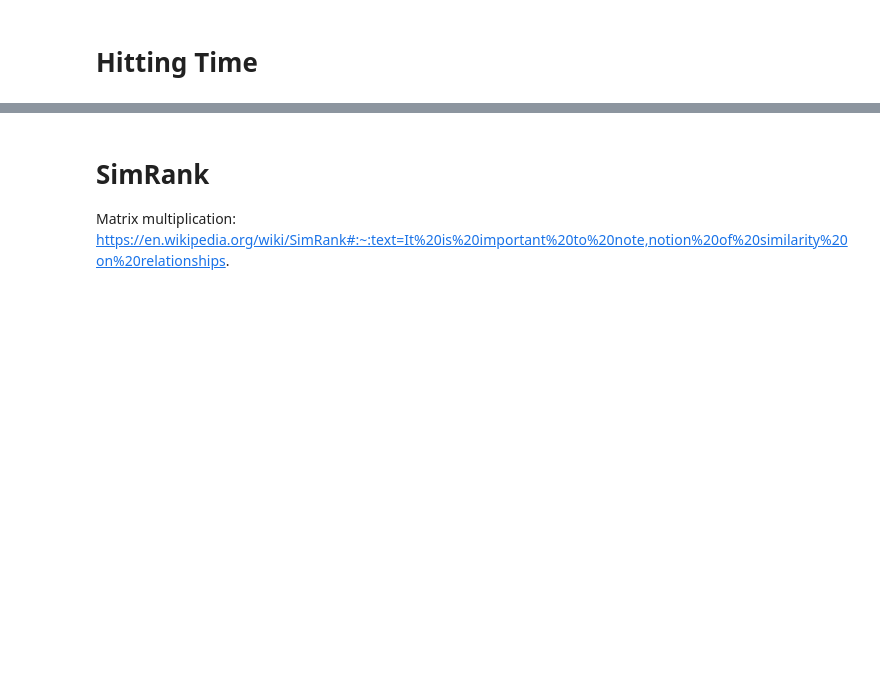
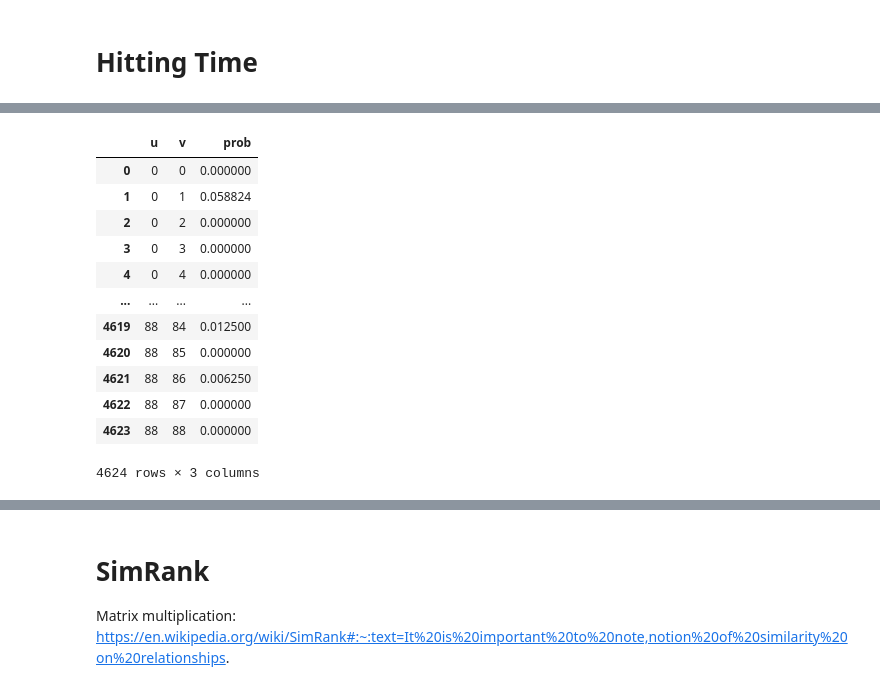
Before and after one commit to dlim2012/link-prediction-pyspark, a Jupyter notebook: Results_based_on_paths.ipynb, the cells around one changed output, grey strips where cells are left out. Drawn from its saved outputs; the diff is of its cells as text; code cells hidden in the pictures; blank space fills up the shorter version.

```diff
--- a/Results_based_on_paths.ipynb
+++ b/Results_based_on_paths.ipynb
@@ -258,2 +276,10 @@ print(katz_scores.toLocalMatrix().toArray())
 # %% [markdown]
 # Hitting Time
+# %%
+counts = edges\
+  .groupBy("u")\
+  .sum("count")\
+  .withColumnRenamed("sum(count)", "total")\
+  .orderBy("u")
+
+counts.toPandas()
@@ -260,32 +300,41 @@ print(katz_scores.toLocalMatrix().toArray())
 # %%
-edges = [[0,1], [0,1], [2,3], [2,4], [1, 2], [4, 1]]
+_hitting_adj = nodes.withColumnRenamed("node", "_u")\
+  .join(nodes.withColumnRenamed("node", "_v"))
 
-A = [
-    [0, 2, 0, 0, 0],
-    [0, 0, 1, 0, 0],
-    [0, 0, 0, 1, 1],
-    [0, 0, 0, 0, 0],
-    [0, 1, 0, 0, 0]
-]
+hitting_adj = _hitting_adj\
+  .join(
+    edges,
+    (_hitting_adj._u == edges.u)
+      & (_hitting_adj._v == edges.v),
+    'left'
+  )\
+  .select("_u", "_v", "count")\
+  .fillna(0)
 
-beta = 0.05
-X = np.array(A) * beta
-A = np.array(A) * beta
-scores = np.zeros(A.shape)
+hitting_adj = hitting_adj\
+  .join(
+      counts,
+      counts.u == hitting_adj._u,
+      'left'
+  )\
+  .fillna(0)\
+  .withColumn("prob", F.expr("count / (total + 1e-15)"))\
+  .select("_u", "_v", "prob")\
+  .withColumnRenamed("_u", "u")\
+  .withColumnRenamed("_v", "v")
 
-for i in range(10):
-#     print(X)
-    scores += X
-    X = X.dot(A)
-    print(scores)
-
-# DP^(t+1)[i][j] = sum_(k=0)^(n-1) DP^(t)[i][k] * DP^(1)[k][j]
-
-# At time t
-# DP^(t)[i][j]: (number of paths from i to j in time t)
-# DP^(t+1) = DP^(t).dot(DP^(1))
-
-# score[i][j]: sum_(l=1)^(t) beta^l * |paths_i_j^l|
-# for i in range(n):
-#     DP^(i+1) = DP^(i).dot(DP^(1))
-#     score += beta^(i+1) * DP^(i+1)
+hitting_adj.orderBy("u", "v").toPandas()
+# %% [output]
+|  | u | v | prob |
+| 0 | 0 | 0 | 0.000000 |
+| 1 | 0 | 1 | 0.058824 |
+| 2 | 0 | 2 | 0.000000 |
+| 3 | 0 | 3 | 0.000000 |
+| 4 | 0 | 4 | 0.000000 |
+| ... | ... | ... | ... |
+| 4619 | 88 | 84 | 0.012500 |
+| 4620 | 88 | 85 | 0.000000 |
+| 4621 | 88 | 86 | 0.006250 |
+| 4622 | 88 | 87 | 0.000000 |
+| 4623 | 88 | 88 | 0.000000 |
+4624 rows × 3 columns
```
Also changed, not shown: parts of 16 cells of this notebook.
